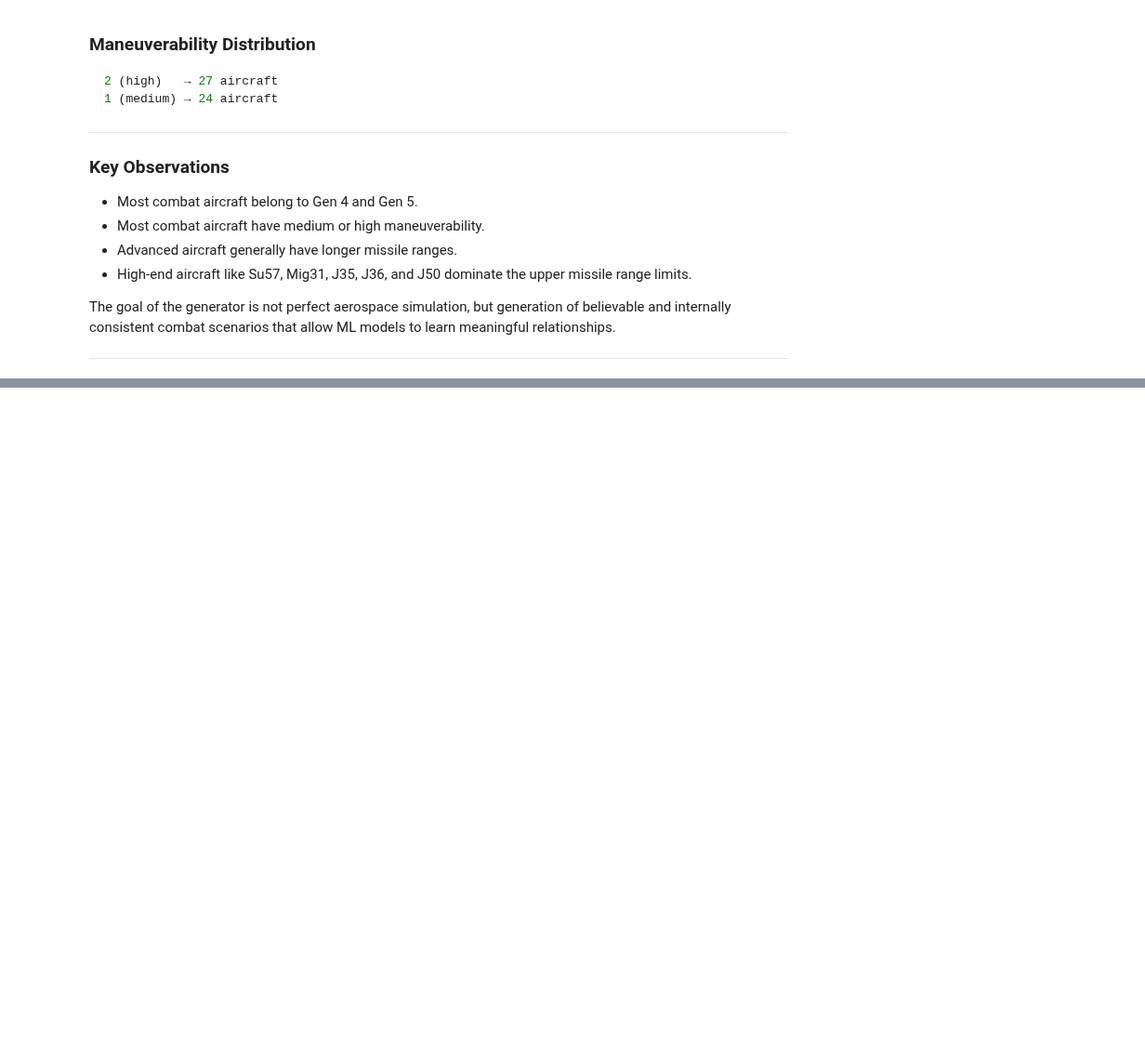
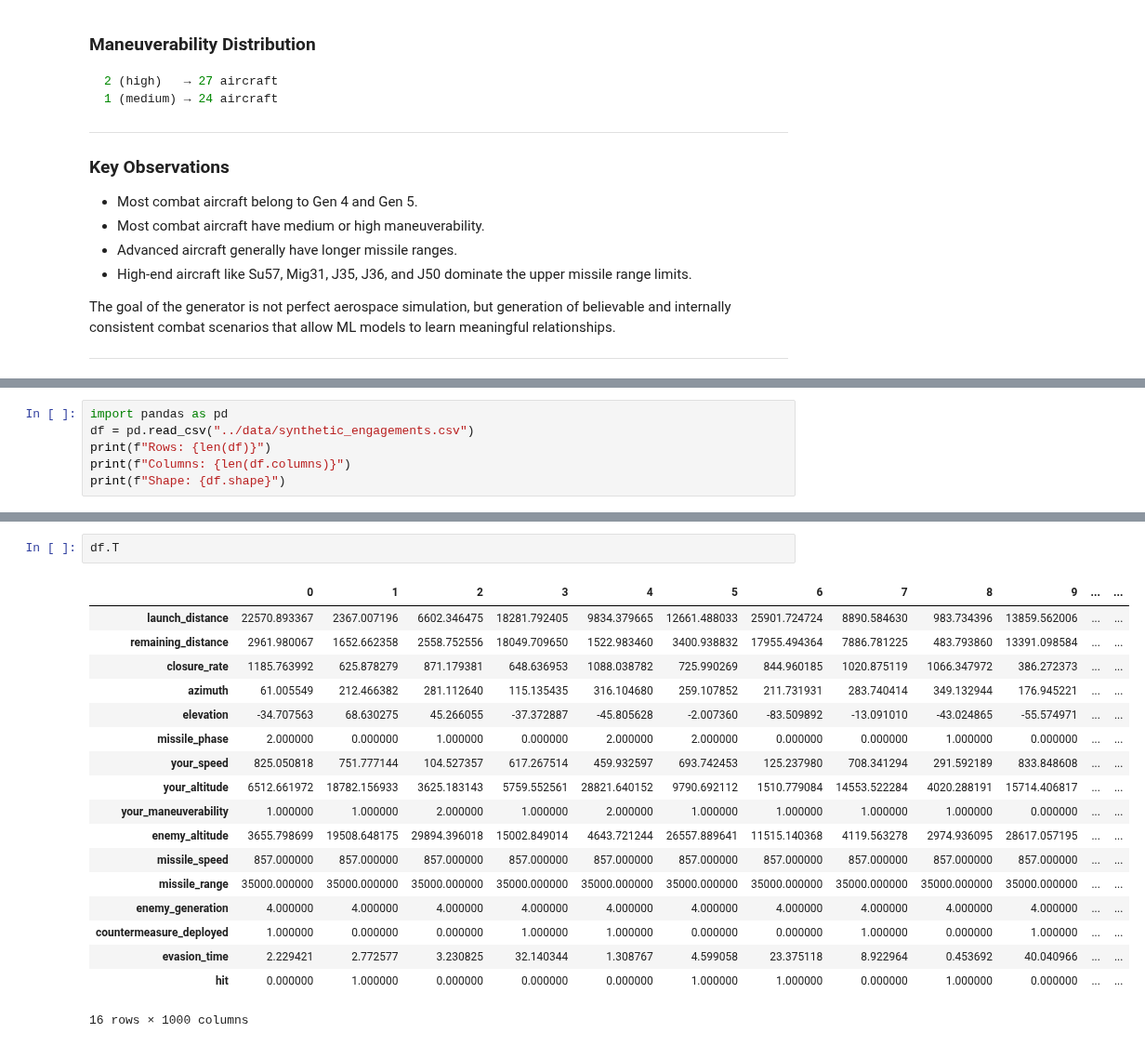
Before and after one commit to Eakempreet/ATAS_Project, a Jupyter notebook: src/analysis_for_physics_generator.ipynb, the cells around one changed output, grey strips where cells are left out. Shown at 93% size. Cells and saved outputs as stored; diff of their text form; blank space fills up the shorter version.

```diff
--- a/src/analysis_for_physics_generator.ipynb
+++ b/src/analysis_for_physics_generator.ipynb
@@ -459,0 +480,6 @@ _generate_row()
+# %%
+import pandas as pd
+df = pd.read_csv("../data/synthetic_engagements.csv")
+print(f"Rows: {len(df)}")
+print(f"Columns: {len(df.columns)}")
+print(f"Shape: {df.shape}")
@@ -459,0 +520,21 @@ _generate_row()
+# %%
+df.T
+# %% [output]
+|  | 0 | 1 | 2 | 3 | 4 | 5 | 6 | 7 | 8 | 9 | ... | ... |
+| launch_distance | 22570.893367 | 2367.007196 | 6602.346475 | 18281.792405 | 9834.379665 | 12661.488033 | 25901.724724 | 8890.584630 | 983.734396 | 13859.562006 | ... | ... |
+| remaining_distance | 2961.980067 | 1652.662358 | 2558.752556 | 18049.709650 | 1522.983460 | 3400.938832 | 17955.494364 | 7886.781225 | 483.793860 | 13391.098584 | ... | ... |
+| closure_rate | 1185.763992 | 625.878279 | 871.179381 | 648.636953 | 1088.038782 | 725.990269 | 844.960185 | 1020.875119 | 1066.347972 | 386.272373 | ... | ... |
+| azimuth | 61.005549 | 212.466382 | 281.112640 | 115.135435 | 316.104680 | 259.107852 | 211.731931 | 283.740414 | 349.132944 | 176.945221 | ... | ... |
+| elevation | -34.707563 | 68.630275 | 45.266055 | -37.372887 | -45.805628 | -2.007360 | -83.509892 | -13.091010 | -43.024865 | -55.574971 | ... | ... |
+| missile_phase | 2.000000 | 0.000000 | 1.000000 | 0.000000 | 2.000000 | 2.000000 | 0.000000 | 0.000000 | 1.000000 | 0.000000 | ... | ... |
+| your_speed | 825.050818 | 751.777144 | 104.527357 | 617.267514 | 459.932597 | 693.742453 | 125.237980 | 708.341294 | 291.592189 | 833.848608 | ... | ... |
+| your_altitude | 6512.661972 | 18782.156933 | 3625.183143 | 5759.552561 | 28821.640152 | 9790.692112 | 1510.779084 | 14553.522284 | 4020.288191 | 15714.406817 | ... | ... |
+| your_maneuverability | 1.000000 | 1.000000 | 2.000000 | 1.000000 | 2.000000 | 1.000000 | 1.000000 | 1.000000 | 1.000000 | 0.000000 | ... | ... |
+| enemy_altitude | 3655.798699 | 19508.648175 | 29894.396018 | 15002.849014 | 4643.721244 | 26557.889641 | 11515.140368 | 4119.563278 | 2974.936095 | 28617.057195 | ... | ... |
+| missile_speed | 857.000000 | 857.000000 | 857.000000 | 857.000000 | 857.000000 | 857.000000 | 857.000000 | 857.000000 | 857.000000 | 857.000000 | ... | ... |
+| missile_range | 35000.000000 | 35000.000000 | 35000.000000 | 35000.000000 | 35000.000000 | 35000.000000 | 35000.000000 | 35000.000000 | 35000.000000 | 35000.000000 | ... | ... |
+| enemy_generation | 4.000000 | 4.000000 | 4.000000 | 4.000000 | 4.000000 | 4.000000 | 4.000000 | 4.000000 | 4.000000 | 4.000000 | ... | ... |
+| countermeasure_deployed | 1.000000 | 0.000000 | 0.000000 | 1.000000 | 1.000000 | 0.000000 | 0.000000 | 1.000000 | 0.000000 | 1.000000 | ... | ... |
+| evasion_time | 2.229421 | 2.772577 | 3.230825 | 32.140344 | 1.308767 | 4.599058 | 23.375118 | 8.922964 | 0.453692 | 40.040966 | ... | ... |
+| hit | 0.000000 | 1.000000 | 0.000000 | 0.000000 | 0.000000 | 1.000000 | 1.000000 | 0.000000 | 1.000000 | 0.000000 | ... | ... |
+16 rows × 1000 columns
```
Also changed, not shown: parts of 12 cells of this notebook, 1 other file.
